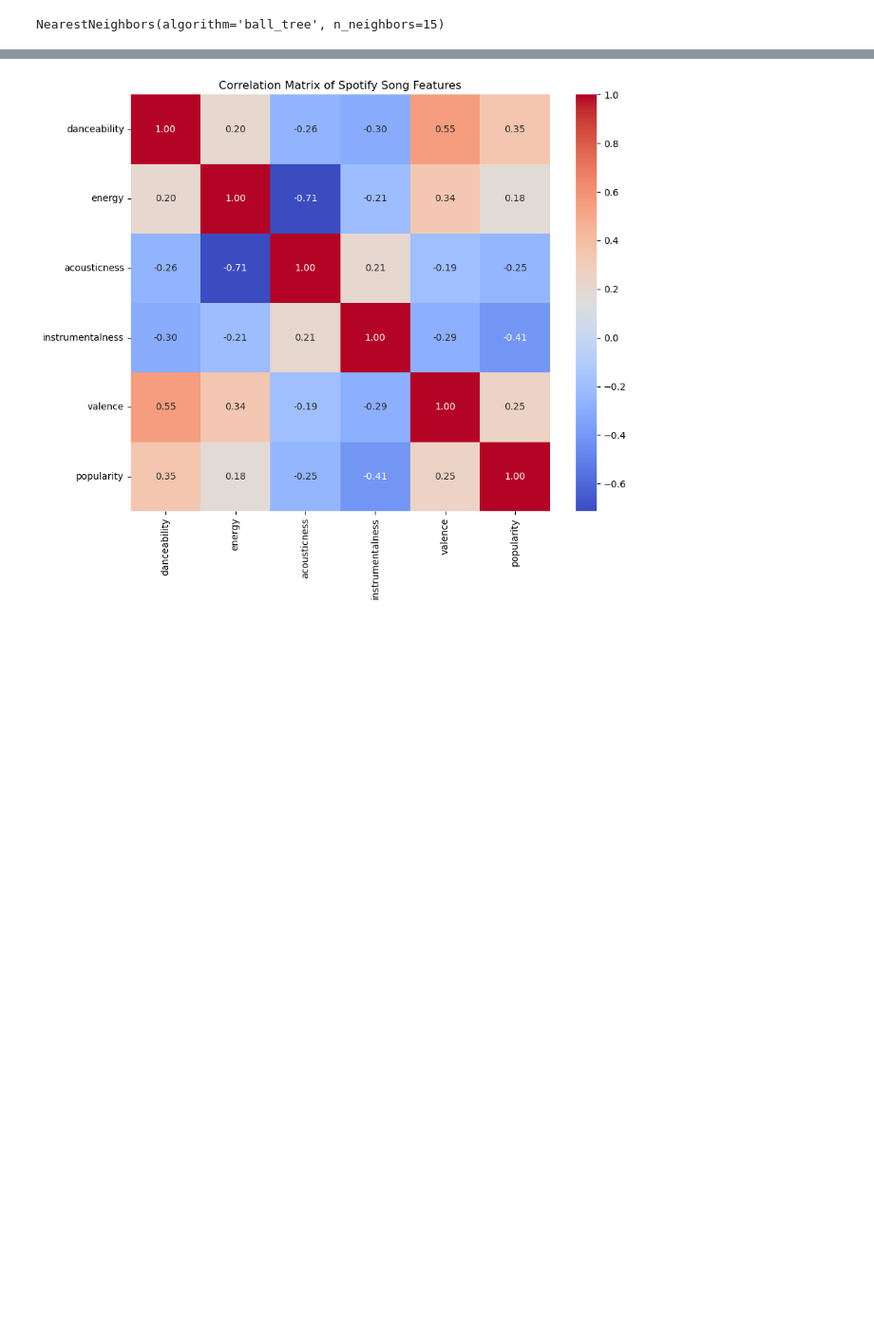
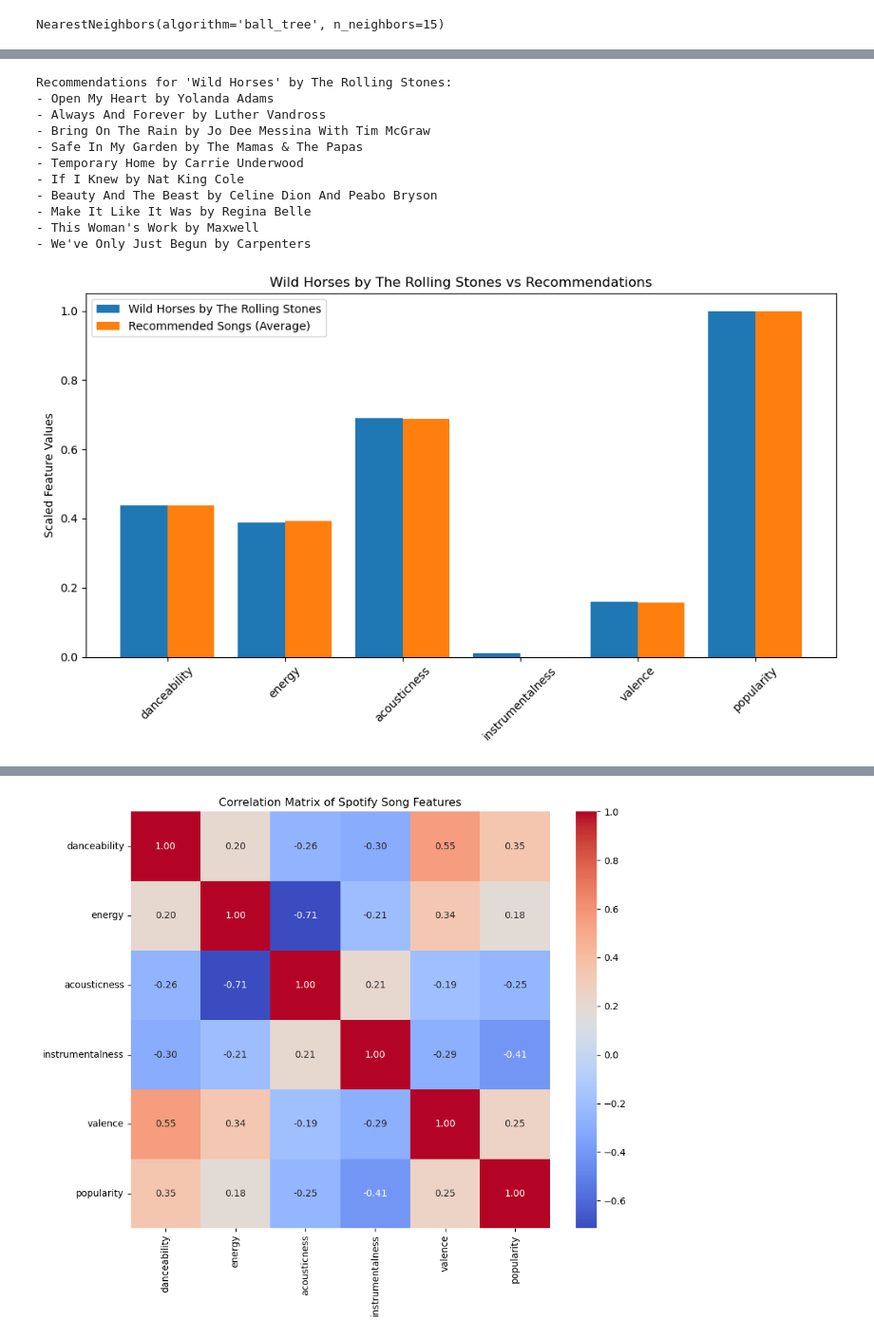
Before and after one commit to mftobin/Project4-stl, a Jupyter notebook: Evan_notebook.ipynb, the cells around one changed output, grey strips where cells are left out. Shown: that part at 95% size. Cells and saved outputs as stored; diff of their text form; code cells hidden in the pictures; blank space fills up the shorter version.

Commit message:
reset index, added feature chart and graph, actually works

```diff
--- a/Evan_notebook.ipynb
+++ b/Evan_notebook.ipynb
@@ -20,3 +23,5 @@ songs_df = songs_df.drop_duplicates(subset=['track', 'artist'], keep='first')
 print(f"DataFrame after removing duplicates: {songs_df.shape}")
 # %% [output]
 DataFrame after removing duplicates: (39996, 20)
+# %%
+songs_df = songs_df.reset_index(drop=True)
@@ -165,0 +190,39 @@ Algorithm: brute, Time Taken: 0.0005 seconds
+# %%
+def visualize_features(original_features, recommendation_features, feature_names, song_title, artist_name):
+
+    # Creates a bar chart comparing features of the input song with the recommendations.
+    recommendation_features = np.array(recommendation_features)
+    avg_recommendation_features = recommendation_features.mean(axis=0)
+    x = np.arange(len(feature_names))
+
+    plt.figure(figsize=(10, 6))
+    plt.bar(x - 0.2, original_features.flatten(), width=0.4, label=f"{song_title} by {artist_name}")
+    plt.bar(x + 0.2, avg_recommendation_features, width=0.4, label="Recommended Songs (Average)")
+    plt.xticks(x, feature_names, rotation=45)
+    plt.title(f"{song_title} by {artist_name} vs Recommendations")
+    plt.ylabel("Scaled Feature Values")
+    plt.legend()
+    plt.tight_layout()
+    plt.show()
+# %%
+def visualize_tsne(original_features, recommendation_features, recommendations, song_title, artist_name):
+    # Creates a t-SNE scatter plot to visualize the input song and its recommendations.
+
+    all_features = np.vstack([original_features, recommendation_features])  # Stack features
+    tsne = TSNE(n_components=2, random_state=42, perplexity=min(len(all_features) - 1, 5))  # Adjust perplexity
+    tsne_results = tsne.fit_transform(all_features)
+
+    plt.figure(figsize=(8, 6))
+
+    # Plot the input song
+    plt.scatter(tsne_results[0, 0], tsne_results[0, 1], color='red', s=120)
+    plt.text(tsne_results[0, 0] + 0.5, tsne_results[0, 1] + 0.5, f"{song_title}", fontsize=10)
+
+    # Plot the recommended songs and display their full track names
+    for i, (track, artist) in enumerate(recommendations):
+        plt.scatter(tsne_results[i + 1, 0], tsne_results[i + 1, 1], color='blue', s=60)
+        plt.text(tsne_results[i + 1, 0] + 0.5, tsne_results[i + 1, 1] + 0.5, f"#{i+1}: {track}", fontsize=9)
+
+    plt.title(f"{song_title}' by '{artist_name}' and Recommendations")
+    plt.tight_layout()
+    plt.show()
@@ -165,0 +279,15 @@ Algorithm: brute, Time Taken: 0.0005 seconds
+# %%
+recommend_songs_with_visuals("wild horses", "stones", 10)
+# %% [output]
+Recommendations for 'Wild Horses' by The Rolling Stones:
+- Open My Heart by Yolanda Adams
+- Always And Forever by Luther Vandross
+- Bring On The Rain by Jo Dee Messina With Tim McGraw
+- Safe In My Garden by The Mamas & The Papas
+- Temporary Home by Carrie Underwood
+- If I Knew by Nat King Cole
+- Beauty And The Beast by Celine Dion And Peabo Bryson
+- Make It Like It Was by Regina Belle
+- This Woman's Work by Maxwell
+- We've Only Just Begun by Carpenters
+[figure, added]
```
Also changed, not shown: parts of 12 cells of this notebook, 1 other file.
